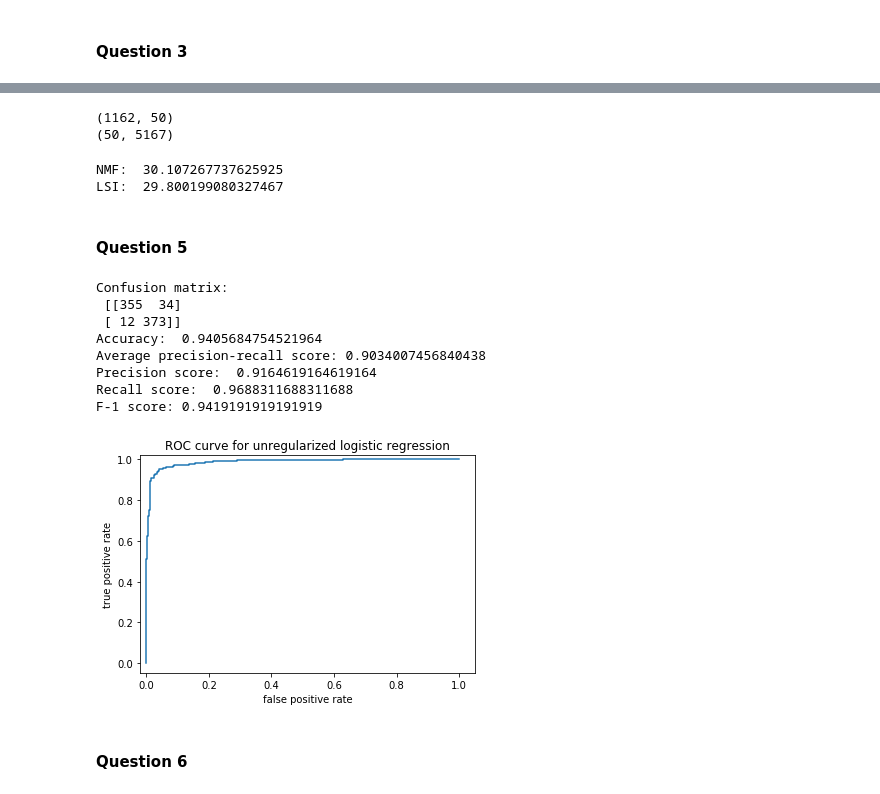
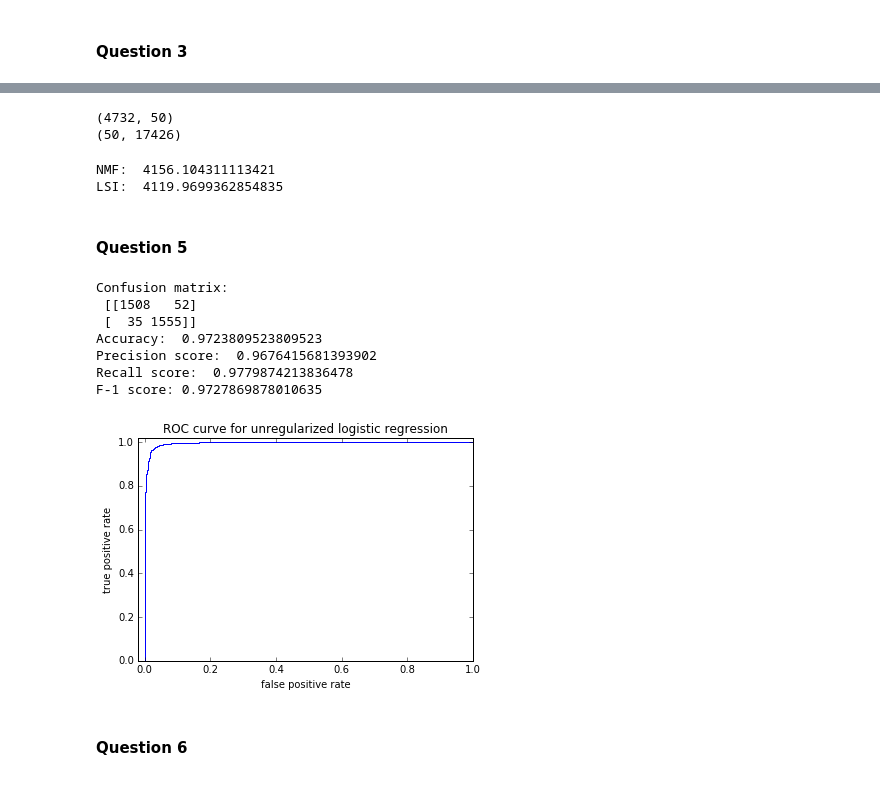
Before and after one commit to 219Winter2019adjz/test, a Jupyter notebook: proj1.ipynb, the cells around one changed output, grey strips where cells are left out. Cells and saved outputs as stored; diff of their text form; code cells hidden in the pictures.

Commit message:
changed to 8 categories and created binary labels based on superclass

```diff
--- a/proj1.ipynb
+++ b/proj1.ipynb
@@ -31,6 +31,12 @@ plt.show()
 # %%
 ########################################################################################################################
 # Fetching 20NewsGroups dataset
+
+categories = ['comp.graphics', 'comp.os.ms-windows.misc',
+              'comp.sys.ibm.pc.hardware', 'comp.sys.mac.hardware',
+              'rec.autos', 'rec.motorcycles',
+              'rec.sport.baseball', 'rec.sport.hockey']
+
 twenty_train = fetch_20newsgroups(subset='train', # choose which subset of the dataset to use; can be 'train', 'test', 'all'
                                   categories=categories, # choose the categories to load; if is `None`, load all categories
                                   shuffle=True,
@@ -38,3 +44,18 @@ twenty_train = fetch_20newsgroups(subset='train', # choose which subset of the d
                                   # remove=['headers'],
                                   )
 twenty_test = fetch_20newsgroups(subset='test', categories=categories, shuffle=True, random_state=42)
+
+# Change labels into binary based on two well separated classes: Computer (labels 0-3) and Recreational (labels 4-7).
+twenty_train_binary_labels = np.zeros(len(twenty_train.target))
+for k in range(len(twenty_train.target)):
+    if twenty_train.target[k] >= 4:
+        twenty_train_binary_labels[k] = 1
+twenty_test_binary_labels = np.zeros(len(twenty_test.target))
+for k in range(len(twenty_test.target)):
+    if twenty_test.target[k] >= 4:
+        twenty_test_binary_labels[k] = 1
+
+i = 51
+print(twenty_train.filenames[i])
+print(twenty_train.target[i])
+print(twenty_train.target_names)
@@ -216,19 +239,19 @@ print(H_nmf_train_reduced.shape)
 W_nmf_test_reduced = model.transform(X_lemmatized_test_tfidf)
 H_nmf_test_reduced = model.components_
 # %% [output]
-(1162, 50)
-(50, 5167)
+(4732, 50)
+(50, 17426)
 # %%
 # Compare LSI and NMF
 
-nmf_val = np.linalg.norm(X_lemmatized_train_tfidf - np.matmul(W_nmf_train_reduced, H_nmf_train_reduced), 'fro')
-lsi_val = np.linalg.norm(X_lemmatized_train_tfidf - np.matmul(X_lsi_train_reduced, Y_lsi_train_reduced), 'fro')
+nmf_val = np.linalg.norm(X_lemmatized_train_tfidf - np.matmul(W_nmf_train_reduced, H_nmf_train_reduced), 'fro')**2
+lsi_val = np.linalg.norm(X_lemmatized_train_tfidf - np.matmul(X_lsi_train_reduced, Y_lsi_train_reduced), 'fro')**2
 
 print('NMF: ', nmf_val)
 print('LSI: ', lsi_val)
 # %% [output]
-NMF:  30.107267737625925
-LSI:  29.800199080327467
+NMF:  4156.104311113421
+LSI:  4119.9699362854835
 # %% [markdown]
 #### Question 5
 # %%
@@ -238,7 +261,7 @@ from sklearn.linear_model import LogisticRegression
 
 # To be unregularized, we make the inverse of the regularization strength C
 # to be large to approximate an unregularized classifier.
-clf = LogisticRegression(random_state=42, C=500, solver='lbfgs').fit(X_lsi_train_reduced, twenty_train.target)
+clf = LogisticRegression(random_state=42, C=500, max_iter=100, solver='lbfgs').fit(X_lsi_train_reduced, twenty_train_binary_labels)
 
 # score = clf.decision_function(X_lsi_test_reduced)
 predicted = clf.predict(X_lsi_test_reduced)
@@ -248,53 +271,52 @@ predicted = clf.predict(X_lsi_test_reduced)
 # Confusion matrix
 from sklearn.metrics import confusion_matrix
 
-print('Confusion matrix: \n', confusion_matrix(twenty_test.target, predicted))
+print('Confusion matrix: \n', confusion_matrix(twenty_test_binary_labels, predicted))
 
 # Accuracy
 from sklearn.metrics import accuracy_score
 
-print('Accuracy: ', accuracy_score(twenty_test.target, predicted))
+print('Accuracy: ', accuracy_score(twenty_test_binary_labels, predicted))
 
 # Average precision-recall score
 from sklearn.metrics import average_precision_score
 from sklearn.metrics import precision_score
 from sklearn.metrics import recall_score
 
-print('Average precision-recall score:', average_precision_score(twenty_test.target, predicted))
-print('Precision score: ', precision_score(twenty_test.target, predicted))
-print('Recall score: ', recall_score(twenty_test.target, predicted))
+# print('Average precision-recall score:', average_precision_score(twenty_test.target, predicted))
+print('Precision score: ', precision_score(twenty_test_binary_labels, predicted))
+print('Recall score: ', recall_score(twenty_test_binary_labels, predicted))
 
 # F-1 score
 from sklearn.metrics import f1_score
 
-print('F-1 score:', f1_score(twenty_test.target, predicted))
+print('F-1 score:', f1_score(twenty_test_binary_labels, predicted))
 # %% [output]
 Confusion matrix:
- [[355  34]
- [ 12 373]]
-Accuracy:  0.9405684754521964
-Average precision-recall score: 0.9034007456840438
-Precision score:  0.9164619164619164
-Recall score:  0.9688311688311688
-F-1 score: 0.9419191919191919
+ [[1508   52]
+ [  35 1555]]
+Accuracy:  0.9723809523809523
+Precision score:  0.9676415681393902
+Recall score:  0.9779874213836478
+F-1 score: 0.9727869878010635
 # %%
 # ROC curve
 
 from sklearn.metrics import roc_curve
 
 score = clf.decision_function(X_lsi_test_reduced)
-fpr, tpr, thresholds = roc_curve(twenty_test.target, score)
+fpr, tpr, thresholds = roc_curve(twenty_test_binary_labels, score)
 
 plt.figure()
 plt.plot(fpr, tpr)
 plt.title('ROC curve for unregularized logistic regression')
 plt.xlabel('false positive rate')
 plt.ylabel('true positive rate')
 plt.xlim(left=-0.02)
 plt.ylim(top=1.02)
 plt.show()
 # %% [output]
-[figure, old version]
+[figure, new version]
 # %% [markdown]
 #### Question 6
 # %%
```
Also changed, not shown: parts of 9 cells of this notebook.
